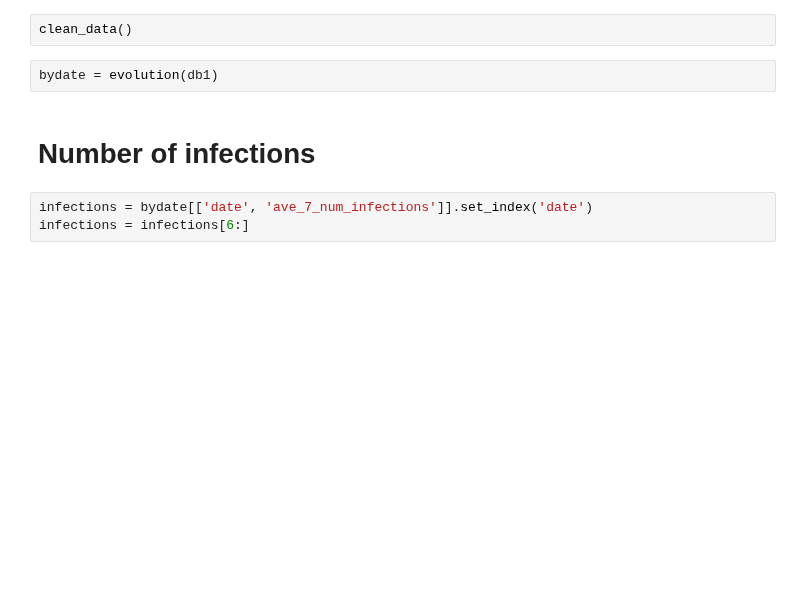
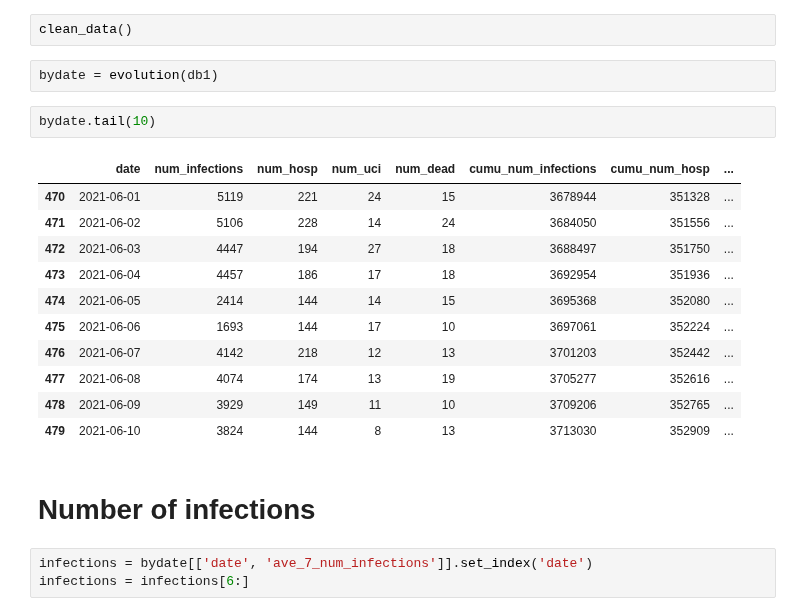
Before and after one commit to ffreire92/final_project, a Jupyter notebook: Predictions.ipynb, the cells around one changed output. Cells and saved outputs as stored; diff of their text form; blank space fills up the shorter version.

```diff
--- a/Predictions.ipynb
+++ b/Predictions.ipynb
@@ -102,6 +102,20 @@ db1 =pd.read_csv('covid-19-sample.csv')
 clean_data()
 # %%
 bydate = evolution(db1)
+# %%
+bydate.tail(10)
+# %% [output]
+|  | date | num_infections | num_hosp | num_uci | num_dead | cumu_num_infections | cumu_num_hosp | ... |
+| 470 | 2021-06-01 | 5119 | 221 | 24 | 15 | 3678944 | 351328 | ... |
+| 471 | 2021-06-02 | 5106 | 228 | 14 | 24 | 3684050 | 351556 | ... |
+| 472 | 2021-06-03 | 4447 | 194 | 27 | 18 | 3688497 | 351750 | ... |
+| 473 | 2021-06-04 | 4457 | 186 | 17 | 18 | 3692954 | 351936 | ... |
+| 474 | 2021-06-05 | 2414 | 144 | 14 | 15 | 3695368 | 352080 | ... |
+| 475 | 2021-06-06 | 1693 | 144 | 17 | 10 | 3697061 | 352224 | ... |
+| 476 | 2021-06-07 | 4142 | 218 | 12 | 13 | 3701203 | 352442 | ... |
+| 477 | 2021-06-08 | 4074 | 174 | 13 | 19 | 3705277 | 352616 | ... |
+| 478 | 2021-06-09 | 3929 | 149 | 11 | 10 | 3709206 | 352765 | ... |
+| 479 | 2021-06-10 | 3824 | 144 | 8 | 13 | 3713030 | 352909 | ... |
 # %% [markdown]
 # Number of infections
 # %%
```
Also changed, not shown: parts of 5 cells of this notebook, 4 other files.
